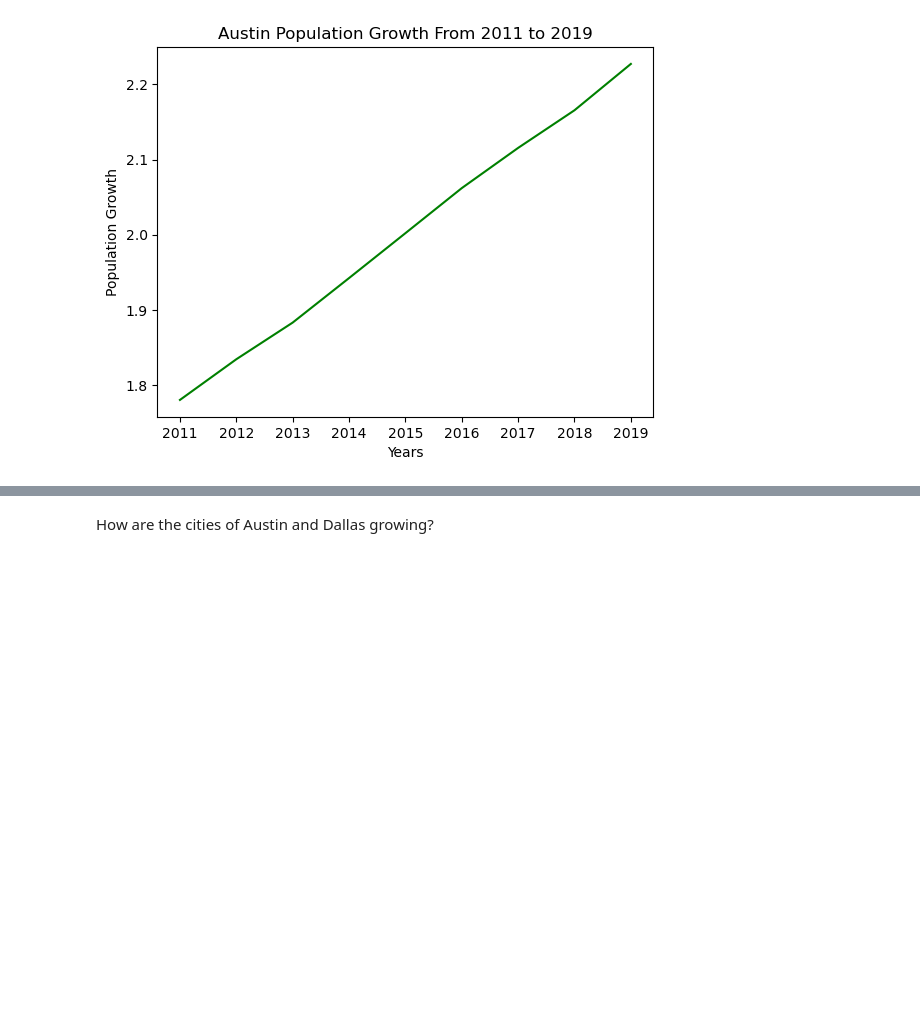
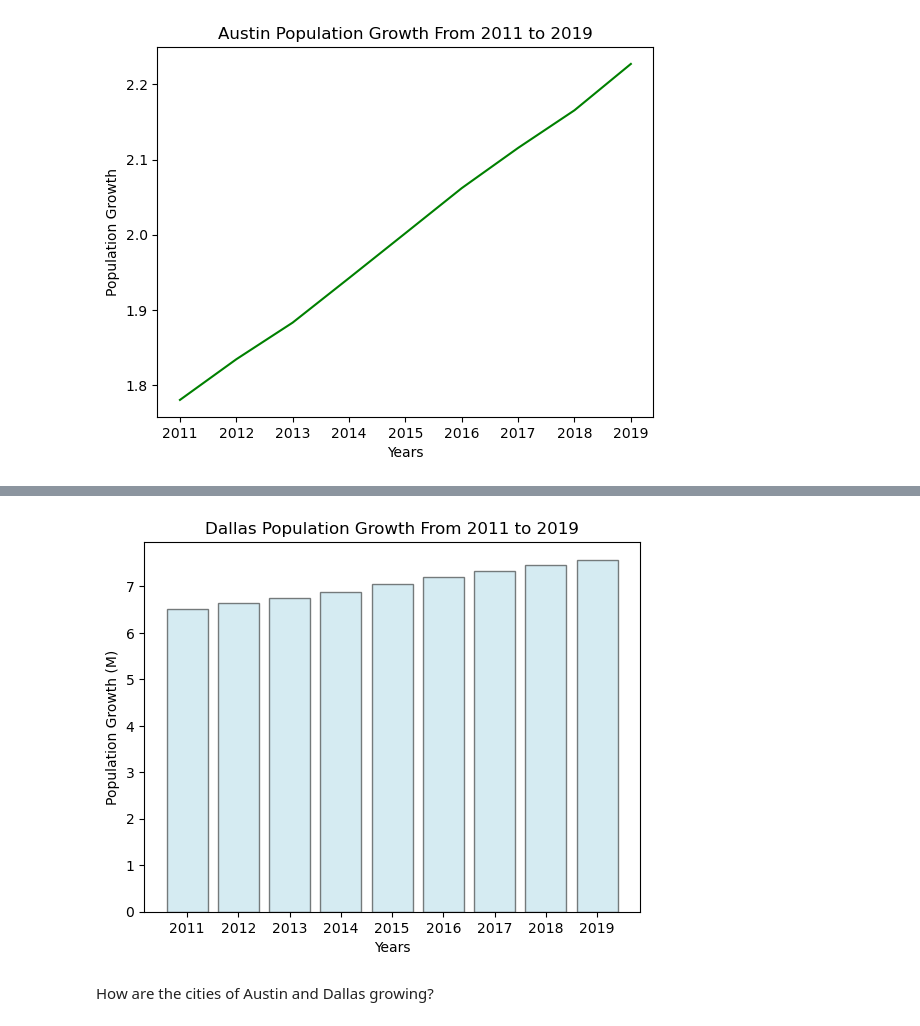
Before and after one commit to bennettnorth/Group-5-Project-1, a Jupyter notebook: Project File.ipynb, the cells around one changed output, grey strips where cells are left out. Saved outputs shown, nothing was run; the diff lists cells and outputs as text; code cells hidden in the pictures; blank space fills up the shorter version.

Commit message:
Added Indrani and Jhazmine code

```diff
--- a/Project File.ipynb
+++ b/Project File.ipynb
@@ -151,3 +151,9 @@ plt.ylabel('Population Growth')
 plt.show()
 # %% [output]
 [figure]
+# %%
+# read projections csv file and create dataframe #added by Trey from Indrani2
+path_csv = "Resources/DFWPOP (1).csv"
+dallas_df = pd.read_csv(path_csv)
+
+dallas_df
@@ -153,0 +178,4 @@ plt.show()
+# %%
+# Year 2011 to 2019 #added by Trey from Indrani2
+dallas_pop_df =dallas_df.iloc[11:20]
+dallas_pop_df
@@ -154,3 +193,17 @@ plt.show()
+# %%
+# Bar chart for Dallas population growth #added by Trey from Indrani2
+year = ['2011','2012','2013','2014','2015','2016','2017', '2018','2019']
+x_axis = np.arange(len(year))
+total_population = dallas_pop_df['Dallas Population'] /10**3
+plt.bar(x_axis, total_population, fc="lightblue", ec="black", alpha=0.5, align='center')
+plt.title('Dallas Population Growth From 2011 to 2019')
+plt.xlabel('Years')
+plt.ylabel('Population Growth (M)')
+tick_locations = [value for value in x_axis]
+plt.xticks(tick_locations, ['2011','2012','2013','2014','2015','2016','2017', '2018','2019'])
+plt.show()
+# %% [output]
+[figure, added]
 # %%
 # #Filter out irrelevant tracks
 # gdf = gdf[(gdf["GID"] == 8359)
```
Also changed, not shown: parts of 6 cells of this notebook, 1 other file.
